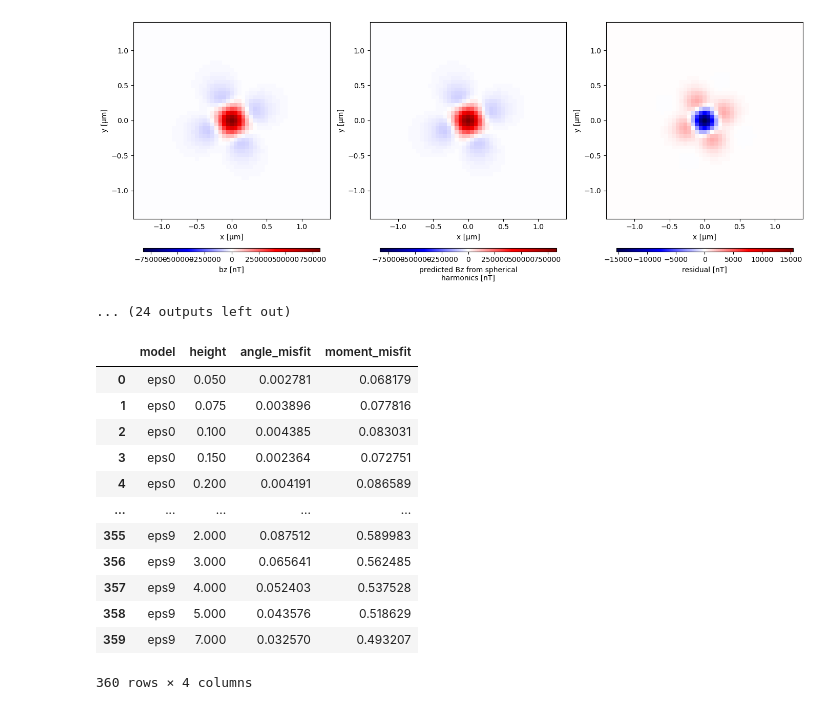
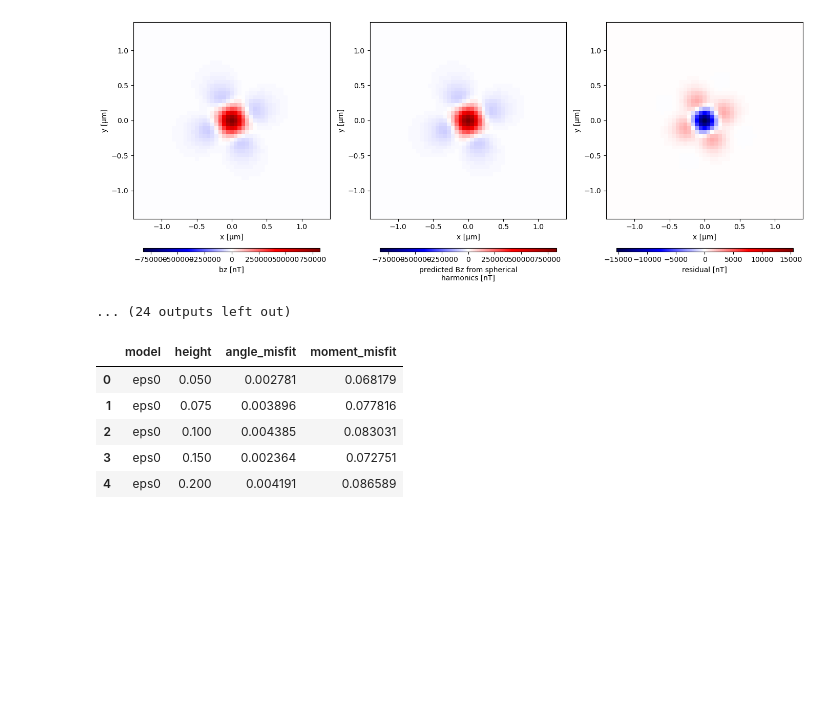
Before and after one commit to compgeolab/micromag-spherical-harmonic, a Jupyter notebook: code/Results_micromag_models/Plot_grids_micromag_model_vs_spherical_harm_coeff.ipynb, the cells around one changed output. Saved outputs shown, nothing was run; the diff lists cells and outputs as text; code cells hidden in the pictures; blank space fills up the shorter version.

```diff
--- a/code/Results_micromag_models/Plot_grids_micromag_model_vs_spherical_harm_coeff.ipynb
+++ b/code/Results_micromag_models/Plot_grids_micromag_model_vs_spherical_harm_coeff.ipynb
@@ -47,7 +48,7 @@ for file in grid_files:
     coordinates = (data_table.x, data_table.y, data_table.z)
 
     location = ds.centroid.values
-    sph = mt.SphericalHarmonicsBz(location, damping=1e-1, min_degree=1, max_degree=10).fit(coordinates, data.bz)
+    sph = mt.SphericalHarmonicsBz(location, min_degree=1, max_degree=10).fit(coordinates, data.bz)
     sph.update_location(coordinates, data_table)
 
     #predic bz
@@ -121,7 +122,7 @@ for file in grid_files:
     coordinates = (data_table.x, data_table.y, data_table.z)
 
     location = ds.centroid.values
-    sph = mt.SphericalHarmonicsBz(location, damping=1e-1, min_degree=1, max_degree=10).fit(coordinates, data.bz)
+    sph = mt.SphericalHarmonicsBz(location, min_degree=1, max_degree=10).fit(coordinates, data.bz)
     sph.update_location(coordinates, data_table)
 
     spherical_moment = sph.magnetic_moment_
@@ -145,21 +146,14 @@ for file in grid_files:
     })
 # %%
 df = pd.DataFrame(results)
-df
+df.head(5)
 # %% [output]
 |  | model | height | angle_misfit | moment_misfit |
 | 0 | eps0 | 0.050 | 0.002781 | 0.068179 |
 | 1 | eps0 | 0.075 | 0.003896 | 0.077816 |
 | 2 | eps0 | 0.100 | 0.004385 | 0.083031 |
 | 3 | eps0 | 0.150 | 0.002364 | 0.072751 |
 | 4 | eps0 | 0.200 | 0.004191 | 0.086589 |
-| ... | ... | ... | ... | ... |
-| 355 | eps9 | 2.000 | 0.087512 | 0.589983 |
-| 356 | eps9 | 3.000 | 0.065641 | 0.562485 |
-| 357 | eps9 | 4.000 | 0.052403 | 0.537528 |
-| 358 | eps9 | 5.000 | 0.043576 | 0.518629 |
-| 359 | eps9 | 7.000 | 0.032570 | 0.493207 |
-360 rows × 4 columns
 # %%
 sns.set(style="whitegrid")
 
```
Also changed, not shown: parts of 4 cells of this notebook, 3 other files.
